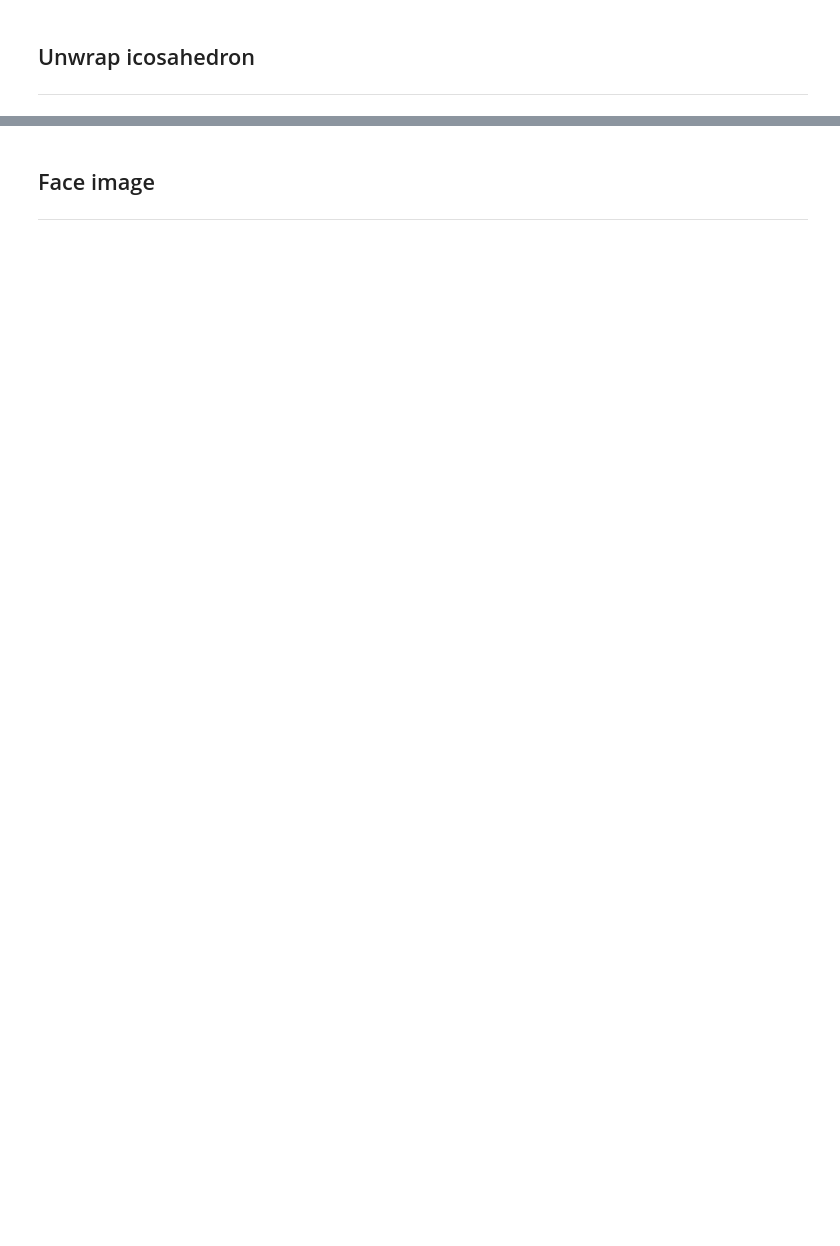
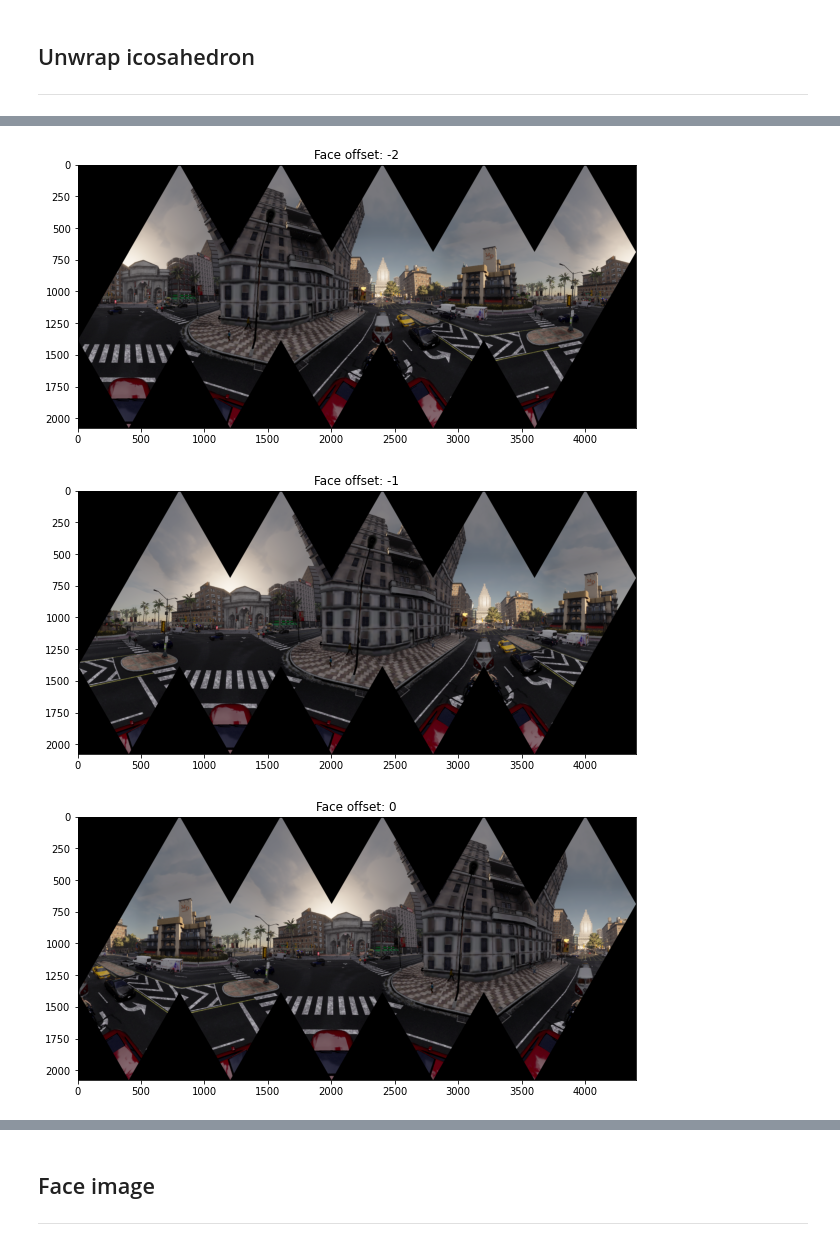
Before and after one commit to rdbch/icosahedral_sampler, a Jupyter notebook: examples.ipynb, the cells around one changed output, grey strips where cells are left out. Saved outputs shown, nothing was run; the diff lists cells and outputs as text; code cells hidden in the pictures; blank space fills up the shorter version.

```diff
--- a/examples.ipynb
+++ b/examples.ipynb
@@ -22,0 +35,11 @@ plt.imshow(icosa_image[:, :, ::-1])
+# %%
+# face offset in interval [-2, 2]
+for i in range(-2, 3):
+    fig, ax = plt.subplots(1, 1, figsize=(10, 10))
+    icosa_image = ico_sampler.unwrap(image, face_offset=i)
+    ax.imshow(icosa_image[:, :, ::-1])
+    ax.set_title(f"Face offset: {i}")
+# %% [output]
+[figure, added]
+[figure, added]
+[figure, added]
```
Also changed, not shown: parts of 10 cells of this notebook.
